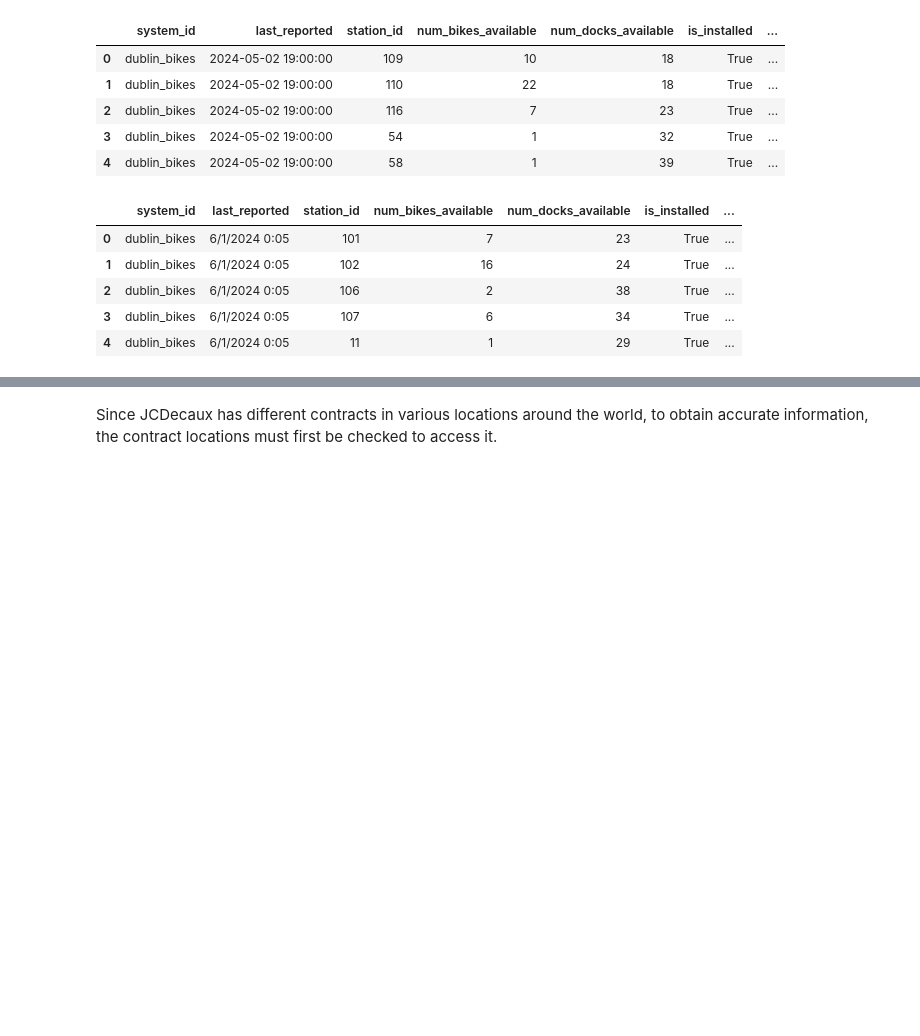
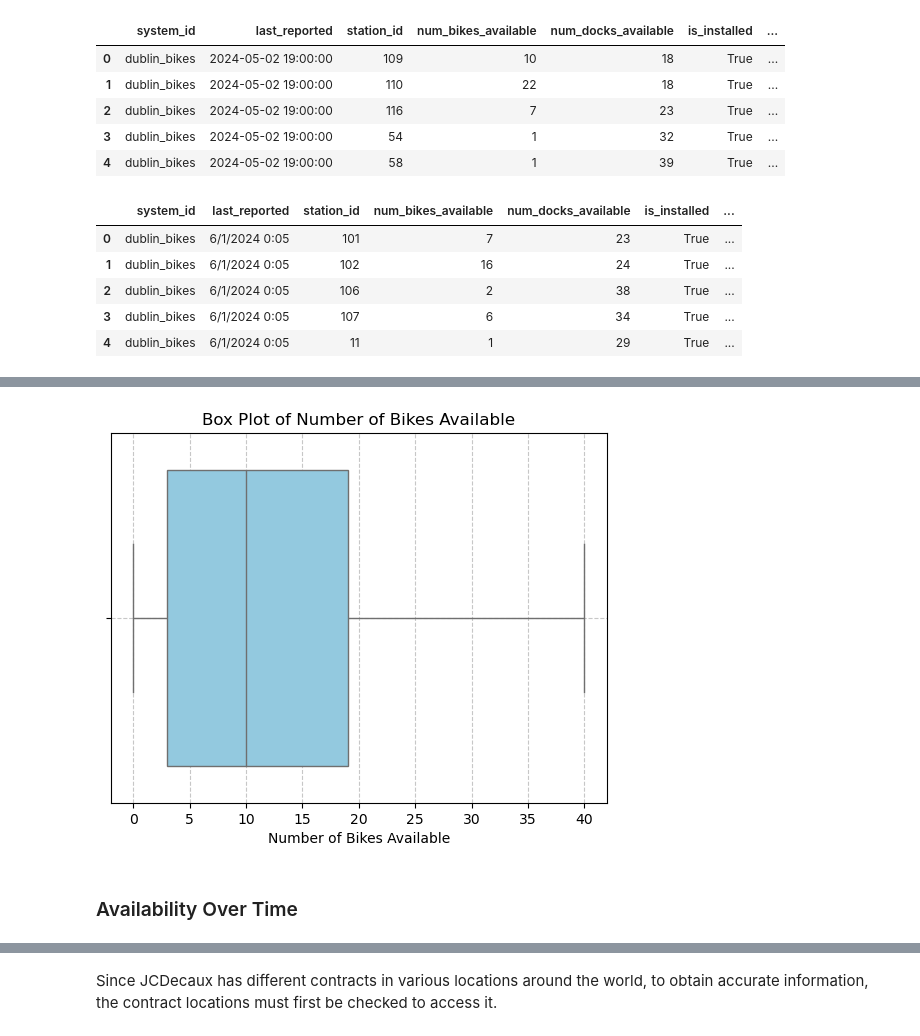
Before and after one commit to diagarmar29/Cycling-, a Jupyter notebook: Cycling .ipynb, the cells around one changed output, grey strips where cells are left out. Saved outputs shown, nothing was run; the diff lists cells and outputs as text; code cells hidden in the pictures; blank space fills up the shorter version.

```diff
--- a/Cycling .ipynb
+++ b/Cycling .ipynb
@@ -61,0 +169,2 @@ dublin2.head()
+# %%
+dublin3= dublin3.drop(columns=['system_id'])
@@ -61,0 +184,2 @@ dublin2.head()
+# %%
+dublin3['last_reported'] = pd.to_datetime(dublin3['last_reported'], errors='coerce')
@@ -61,0 +190,3 @@ dublin2.head()
+# %%
+dublin3['date'] = dublin3['last_reported'].dt.date
+dublin3['time'] = dublin3['last_reported'].dt.time
@@ -61,0 +198,2 @@ dublin2.head()
+# %%
+dublin3= dublin3.drop('last_reported', axis=1)
@@ -61,0 +220,10 @@ dublin2.head()
+# %%
+sns.boxplot(x=dublin3['num_bikes_available'], color='skyblue')
+plt.title('Box Plot of Number of Bikes Available')
+plt.xlabel('Number of Bikes Available')
+plt.grid(True, linestyle='--', alpha=0.7)
+plt.show()
+# %% [output]
+[figure, added]
+# %% [markdown]
+### Availability Over Time
```
Also changed, not shown: parts of 50 cells of this notebook.
